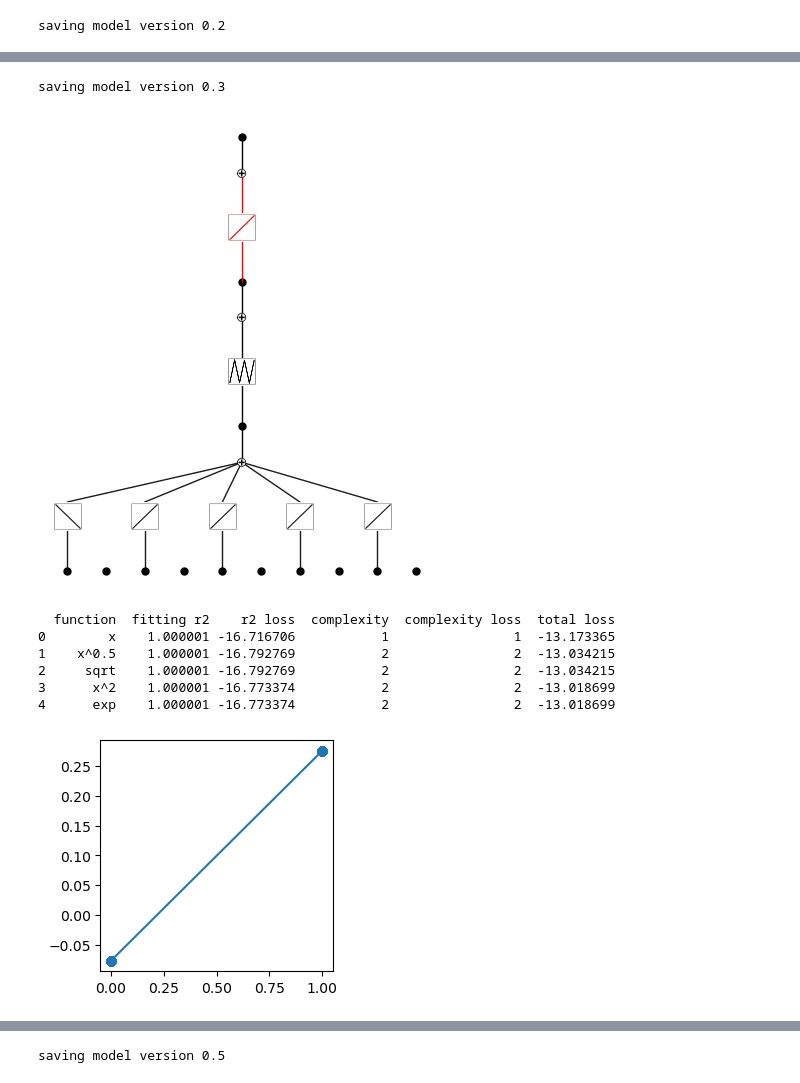
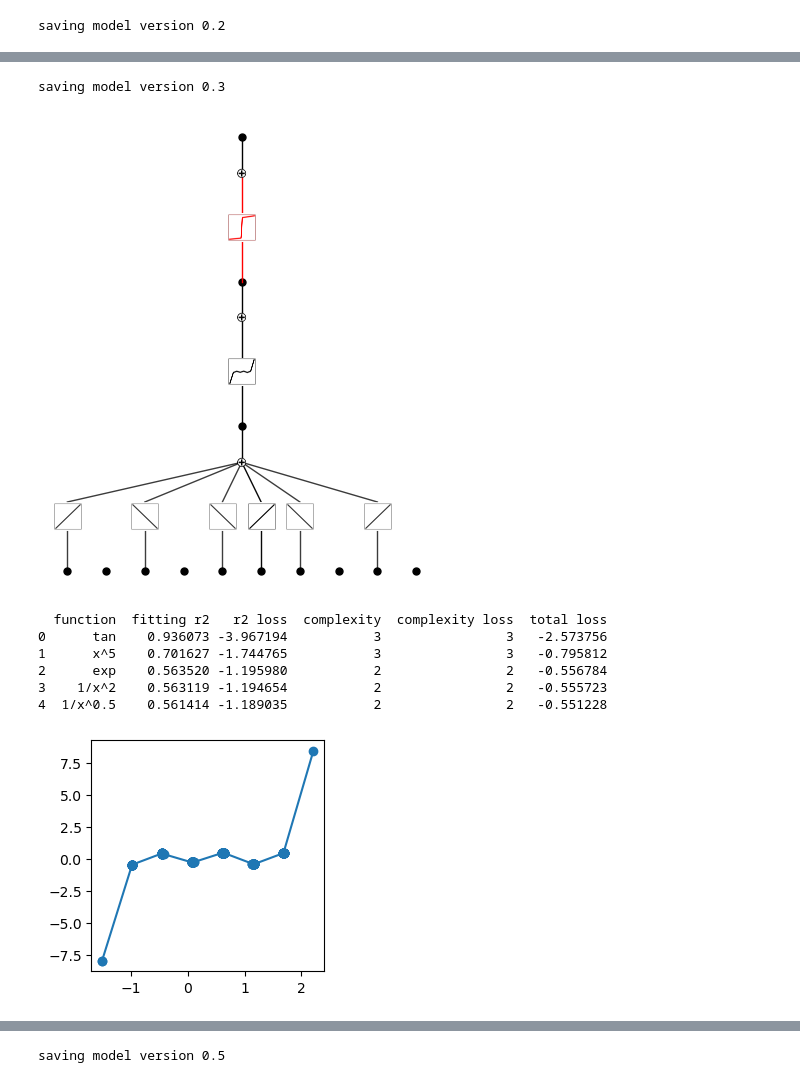
Before and after one commit to tlin06/kans_urop, a Jupyter notebook: symbolic_regression/MSR_tanh.ipynb, the cells around one changed output, grey strips where cells are left out. Saved outputs shown, nothing was run; the diff lists cells and outputs as text; code cells hidden in the pictures.

```diff
--- a/symbolic_regression/MSR_tanh.ipynb
+++ b/symbolic_regression/MSR_tanh.ipynb
@@ -282,10 +300,11 @@ tensor([[-1],
         [-1],
         [ 1]])
 # %%
+random.seed(1)
 num_samples = 256
 samples = [random.getrandbits(N) for _ in range(num_samples)]
 sampled_input = utils.generate_input_samples(N, samples)
-sampled_labels = torch.tensor([1 - 2 * (count_half_magnetization(i) % 2) for i in samples]).reshape((-1, 1))
+sampled_labels = torch.tensor([-1 + 2 * (count_half_magnetization(i) % 2) for i in samples]).reshape((-1, 1))
 print(sampled_input.shape, sampled_labels.shape)
 # %% [output]
 torch.Size([256, 10]) torch.Size([256, 1])
@@ -313,20 +332,20 @@ sampling_kan = sampling_kan.prune()
 sampling_kan.plot()
 # %% [output]
 saving model version 0.3
-[figure, old version]
+[figure, new version]
 # %%
-layer = 0
-node1 = 4; node2 = 0
+layer = 1
+node1 = 0; node2 = 0
 sampling_kan.get_fun(layer, node1, node2);
 sampling_kan.suggest_symbolic(layer, node1, node2, weight_simple=0.2);
 # %% [output]
-  function  fitting r2    r2 loss  complexity  complexity loss  total loss
-0        x    1.000001 -16.716706           1                1  -13.173365
-1    x^0.5    1.000001 -16.792769           2                2  -13.034215
-2     sqrt    1.000001 -16.792769           2                2  -13.034215
-3      x^2    1.000001 -16.773374           2                2  -13.018699
-4      exp    1.000001 -16.773374           2                2  -13.018699
+  function  fitting r2   r2 loss  complexity  complexity loss  total loss
+0      tan    0.936073 -3.967194           3                3   -2.573756
+1      x^5    0.701627 -1.744765           3                3   -0.795812
+2      exp    0.563520 -1.195980           2                2   -0.556784
+3    1/x^2    0.563119 -1.194654           2                2   -0.555723
+4  1/x^0.5    0.561414 -1.189035           2                2   -0.551228
-[figure, old version]
+[figure, new version]
 # %%
 sampling_kan.auto_symbolic(weight_simple=0.2, r2_threshold=0.9);
 # %% [output]
```
Also changed, not shown: parts of 20 cells of this notebook, 1 other file.
